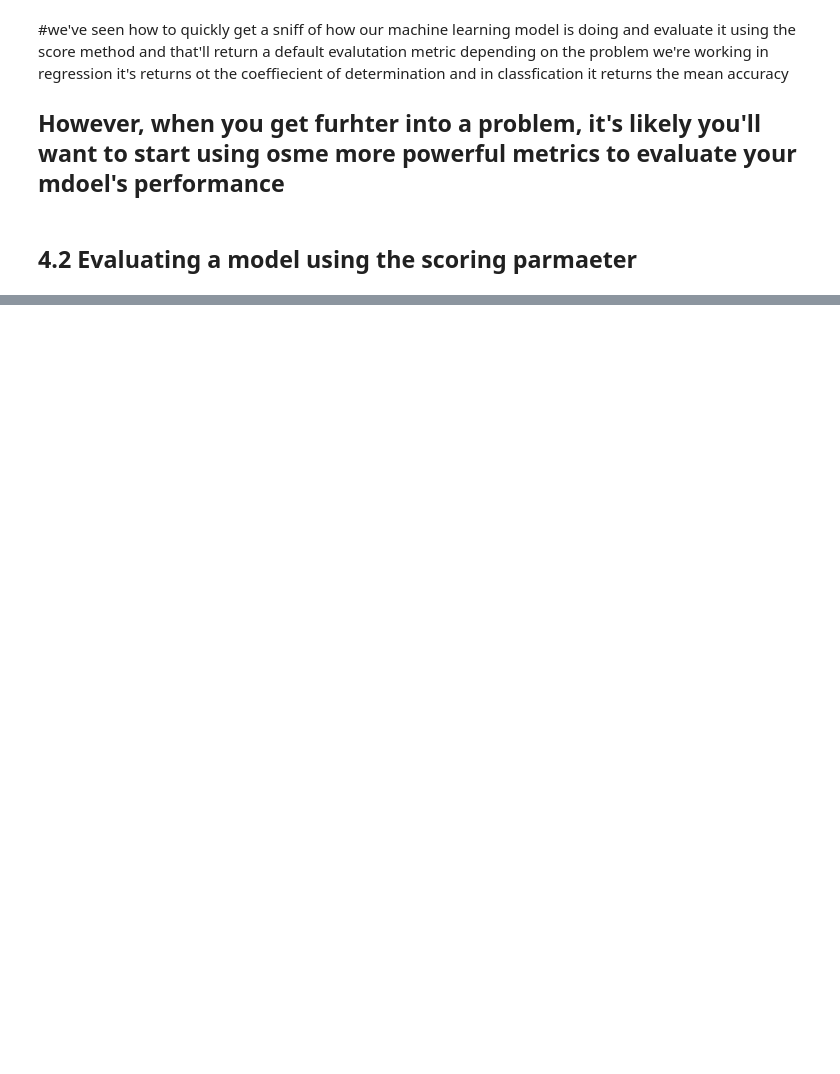
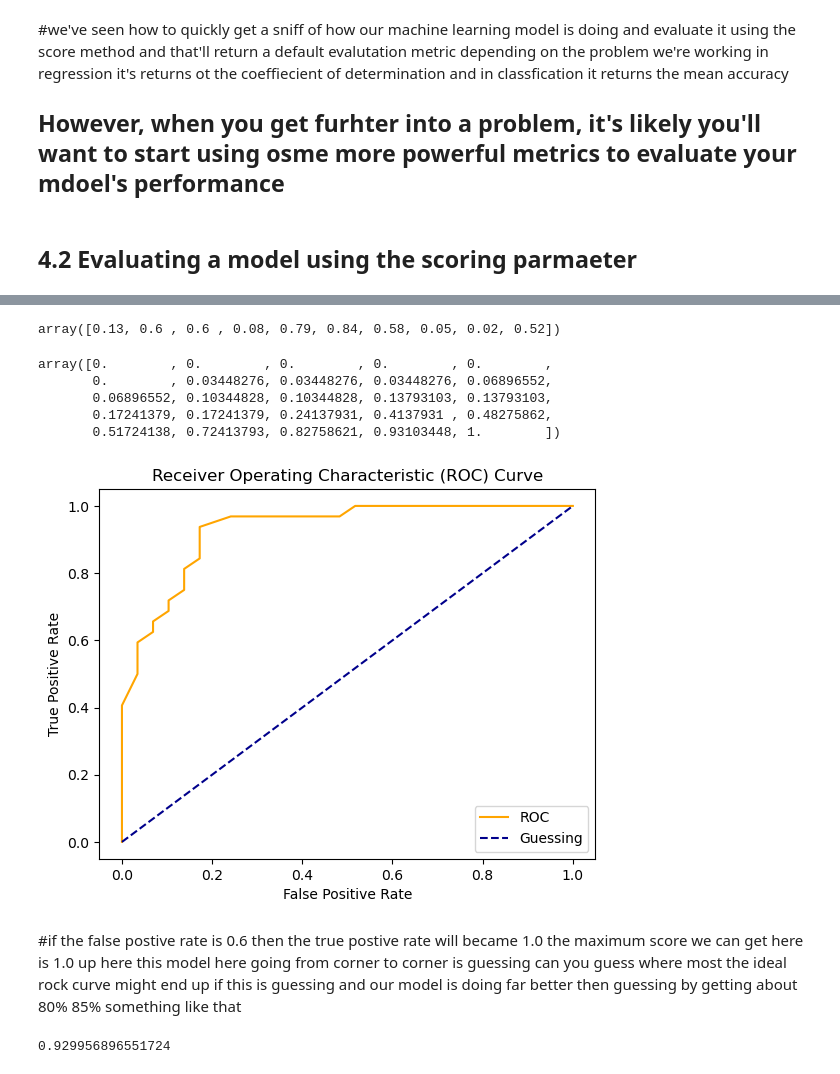
Before and after one commit to nelson2064/Machine-Learning-Data-Science, a Jupyter notebook: fScikitlearn Creating Machine Learning Models/4. Evaluating a machine learning model.ipynb, the cells around one changed output, grey strips where cells are left out. Saved outputs shown, nothing was run; the diff lists cells and outputs as text; code cells hidden in the pictures; blank space fills up the shorter version.

```diff
--- a/fScikitlearn Creating Machine Learning Models/4. Evaluating a machine learning model.ipynb
+++ b/fScikitlearn Creating Machine Learning Models/4. Evaluating a machine learning model.ipynb
@@ -151,0 +275,3 @@ clf.fit(X_train, y_train);
+# %%
+#Create X_test ... etc
+X_train , X_test , y_train , y_test = train_test_split(X , y , test_size=0.2)
@@ -151,0 +303,58 @@ clf.fit(X_train, y_train);
+# %%
+# Keep the probabilites of the positive class only
+
+
+y_probs_positive = y_probs[:, 1]
+y_probs_positive[:10]
+# %% [output]
+array([0.13, 0.6 , 0.6 , 0.08, 0.79, 0.84, 0.58, 0.05, 0.02, 0.52])
+# %%
+# Calculate fpr, tpr and thresholds
+fpr, tpr, thresholds = roc_curve(y_test, y_probs_positive)
+
+# Check the false positive rate
+fpr
+# %% [output]
+array([0.        , 0.        , 0.        , 0.        , 0.        ,
+       0.        , 0.03448276, 0.03448276, 0.03448276, 0.06896552,
+       0.06896552, 0.10344828, 0.10344828, 0.13793103, 0.13793103,
+       0.17241379, 0.17241379, 0.24137931, 0.4137931 , 0.48275862,
+       0.51724138, 0.72413793, 0.82758621, 0.93103448, 1.        ])
+# %%
+#so looking at this doesn't make any sense but plotting it and seeing the roc curve acual roc curve gona make sense
+#just see an example how we might create roc curve plotting function
+
+import matplotlib.pyplot as plt
+
+def plot_roc_curve(fpr, tpr):
+    """
+    Plots a ROC curve given the false positve rate (fpr) and
+    true postive rate (tpr) of a classifier.
+    """
+    # Plot ROC curve
+    plt.plot(fpr, tpr, color='orange', label='ROC')
+    # Plot line with no predictive power (baseline)
+    plt.plot([0, 1], [0, 1], color='darkblue', linestyle='--', label='Guessing')
+    # Customize the plot
+    plt.xlabel('False Positive Rate')
+    plt.ylabel('True Positive Rate')
+    plt.title('Receiver Operating Characteristic (ROC) Curve')
+    plt.legend()
+    plt.show()
+
+plot_roc_curve(fpr, tpr)
+# %% [output]
+[figure, added]
+# %% [markdown]
+#if the false postive rate is 0.6 then the true postive rate will became 1.0
+the maximum score we can get here is 1.0 up here this model here going from  corner to corner is guessing can you guess where most the ideal rock curve might end up if this is guessing and our model is doing far better then guessing by getting about 80% 85% something like that
+# %%
+
+#auc score are under curve what is auc score ?
+#auc stand for area under curve it is the area under the curve  if you remove the guessing curve for a second curve the areea occupie by the curve is the auc are under curve
+#it can goes up to 1.0
+from sklearn.metrics import roc_auc_score
+
+roc_auc_score(y_test, y_probs_positive)
+# %% [output]
+0.929956896551724
```
Also changed, not shown: parts of 58 cells of this notebook, 3 other files.
